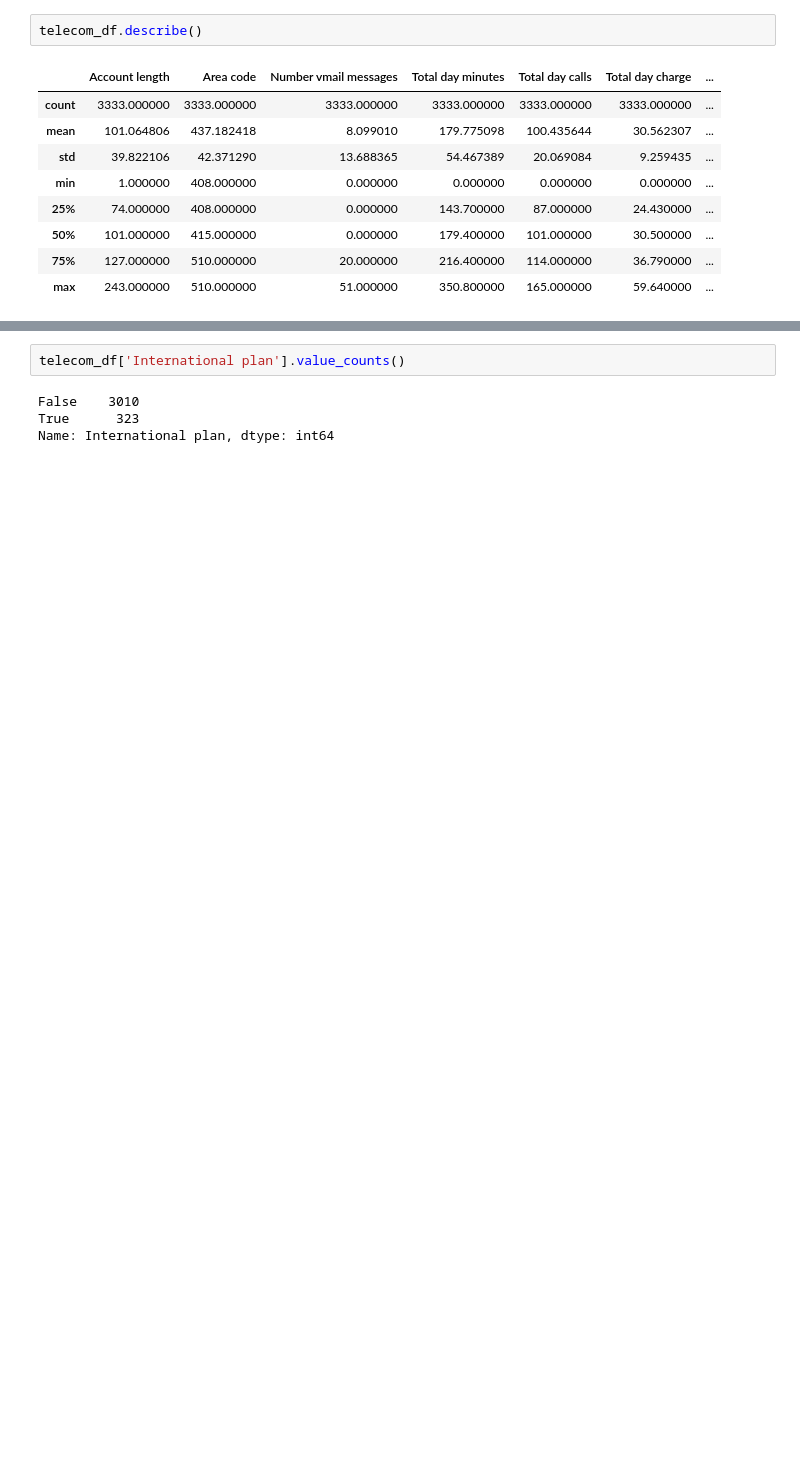
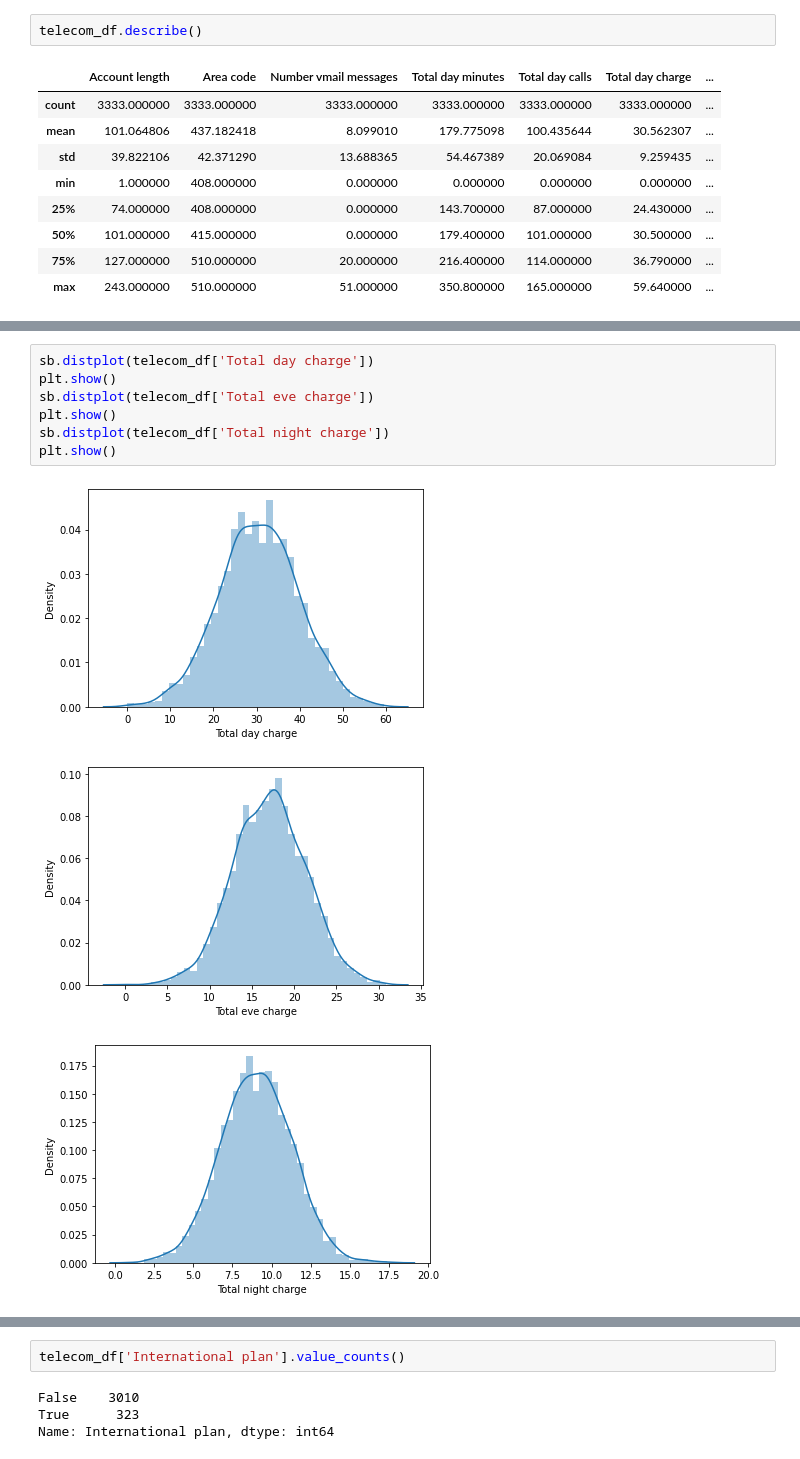
Before and after one commit to nitesh-singh-datascience/team-power-telecom-churn-analysis, a Jupyter notebook: Copy_of_Telecom_Churn_Analysis_Capstone_Project.ipynb, the cells around one changed output, grey strips where cells are left out. Saved outputs shown, nothing was run; the diff lists cells and outputs as text; blank space fills up the shorter version.

```diff
--- a/Copy_of_Telecom_Churn_Analysis_Capstone_Project.ipynb
+++ b/Copy_of_Telecom_Churn_Analysis_Capstone_Project.ipynb
@@ -134,0 +168,11 @@ plt.show()
+# %%
+sb.distplot(telecom_df['Total day charge'])
+plt.show()
+sb.distplot(telecom_df['Total eve charge'])
+plt.show()
+sb.distplot(telecom_df['Total night charge'])
+plt.show()
+# %% [output]
+[figure, added]
+[figure, added]
+[figure, added]
```
Also changed, not shown: parts of 111 cells of this notebook.
